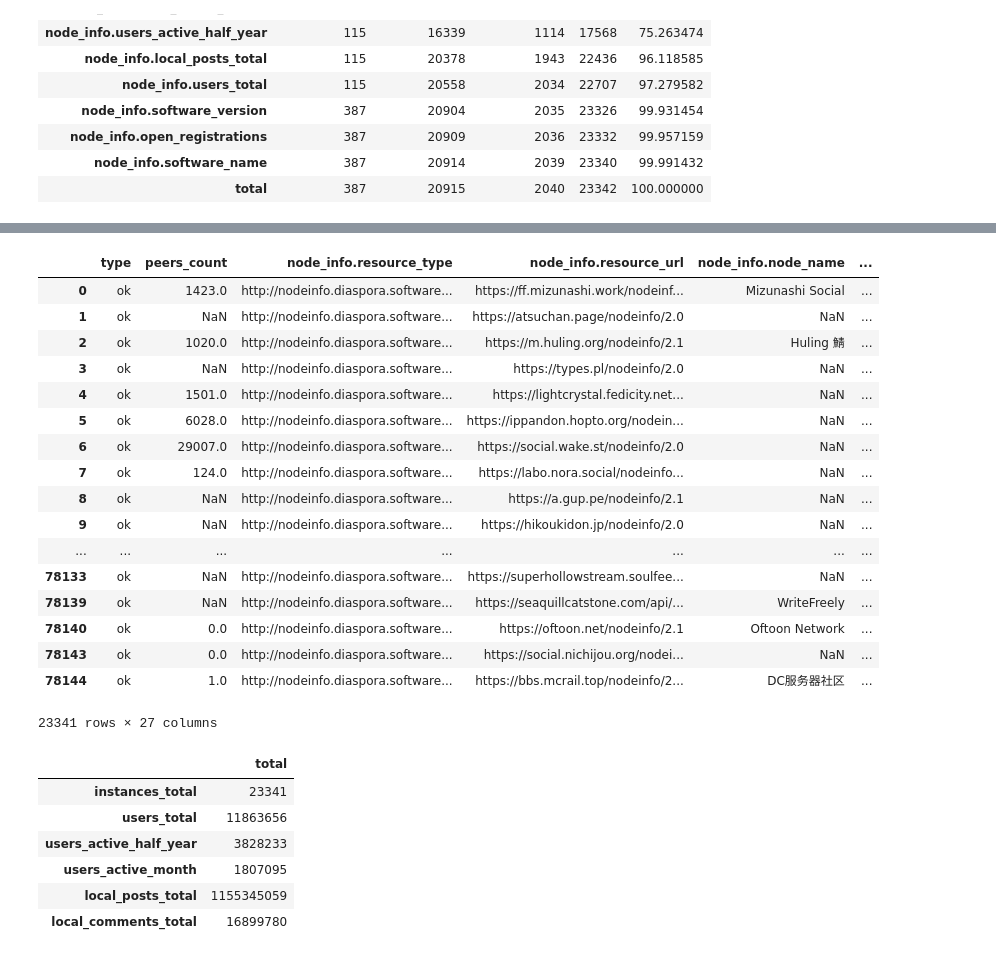
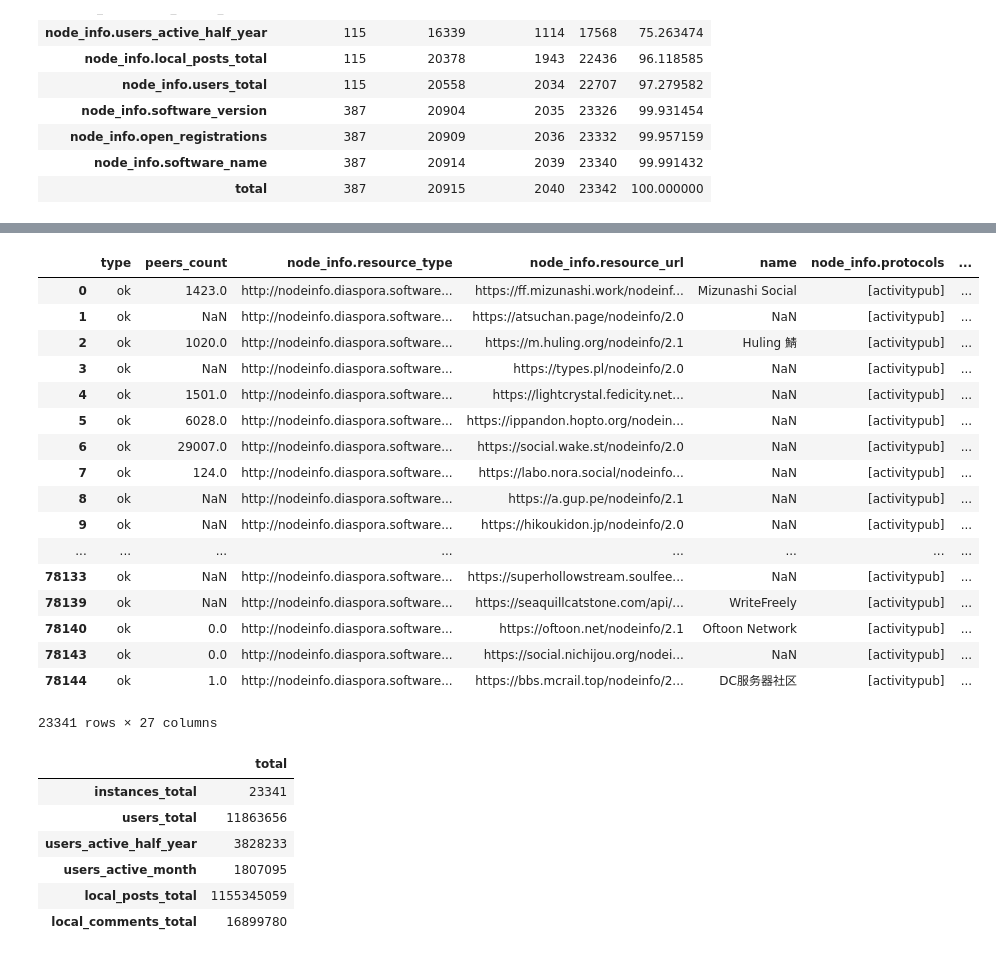
Before and after one commit to mizunashi-mana/fediverse-stats, a Jupyter notebook: notebook/fediverse-stats.ipynb, the cells around one changed output, grey strips where cells are left out. Saved outputs shown, nothing was run; the diff lists cells and outputs as text; code cells hidden in the pictures.

```diff
--- a/notebook/fediverse-stats.ipynb
+++ b/notebook/fediverse-stats.ipynb
@@ -173,12 +173,26 @@ Instances Supported Features
 | node_info.software_name | 387 | 20914 | 2039 | 23340 | 99.991432 |
 | total | 387 | 20915 | 2040 | 23342 | 100.000000 |
 # %%
-result_df[result_df['type']=='ok'][[
-    'node_info.resource_type',
+raw_ok_df = result_df[result_df['type']=='ok'].rename(columns={
+    'node_info.users_total':'users_total',
+    'node_info.users_active_month':'users_active_month',
+    'node_info.users_active_half_year':'users_active_half_year',
+    'node_info.local_posts_total':'local_posts_total',
+    'node_info.local_comments_total':'local_comments_total',
+    'node_info.open_registrations':'open_registrations',
+    'node_info.software_name':'software_name',
+    'node_info.software_version':'software_version',
+    'node_info.node_name':'name'
+})
+raw_ok_df.loc[:, 'instances_total'] = 1
+raw_ok_df[[
     'node_info.resource_url',
-    'node_info.node_name',
-    'node_info.software_name',
-    'node_info.software_version',
-    'node_info.users_total'
-]].sort_values(by='node_info.users_total',ascending=False).head(10)
+    'name',
+    'software_name',
+    'software_version',
+    'users_total',
+    'users_active_half_year',
+    'users_active_month',
+    'peers_count'
+]].sort_values(by='users_total',ascending=False).head(20).style.set_caption('Top Instances by Users')
 # %% [output]
@@ -196,37 +238,24 @@ result_df[result_df['type']=='ok'][[
 # %%
-blacklist = [
-    'https://egirls.gay/nodeinfo/2.0'
-]
-ok_df = result_df[(result_df['type']=='ok')&(~result_df['node_info.resource_url'].isin(blacklist))].rename(columns={
-    'node_info.users_total':'users_total',
-    'node_info.users_active_month':'users_active_month',
-    'node_info.users_active_half_year':'users_active_half_year',
-    'node_info.local_posts_total':'local_posts_total',
-    'node_info.local_comments_total':'local_comments_total',
-    'node_info.open_registrations':'open_registrations',
-    'node_info.software_name':'software_name',
-    'node_info.software_version':'software_version'
-})
-ok_df.loc[:, 'instances_total'] = 1
+ok_df = raw_ok_df[~raw_ok_df['node_info.resource_url'].isin(blacklist)]
 ok_df
 # %% [output]
-|  | type | peers_count | node_info.resource_type | node_info.resource_url | node_info.node_name | ... |
-| 0 | ok | 1423.0 | http://nodeinfo.diaspora.software... | https://ff.mizunashi.work/nodeinf... | Mizunashi Social | ... |
-| 1 | ok | NaN | http://nodeinfo.diaspora.software... | https://atsuchan.page/nodeinfo/2.0 | NaN | ... |
-| 2 | ok | 1020.0 | http://nodeinfo.diaspora.software... | https://m.huling.org/nodeinfo/2.1 | Huling 鯖 | ... |
-| 3 | ok | NaN | http://nodeinfo.diaspora.software... | https://types.pl/nodeinfo/2.0 | NaN | ... |
-| 4 | ok | 1501.0 | http://nodeinfo.diaspora.software... | https://lightcrystal.fedicity.net... | NaN | ... |
-| 5 | ok | 6028.0 | http://nodeinfo.diaspora.software... | https://ippandon.hopto.org/nodein... | NaN | ... |
-| 6 | ok | 29007.0 | http://nodeinfo.diaspora.software... | https://social.wake.st/nodeinfo/2.0 | NaN | ... |
-| 7 | ok | 124.0 | http://nodeinfo.diaspora.software... | https://labo.nora.social/nodeinfo... | NaN | ... |
-| 8 | ok | NaN | http://nodeinfo.diaspora.software... | https://a.gup.pe/nodeinfo/2.1 | NaN | ... |
-| 9 | ok | NaN | http://nodeinfo.diaspora.software... | https://hikoukidon.jp/nodeinfo/2.0 | NaN | ... |
-| ... | ... | ... | ... | ... | ... | ... |
-| 78133 | ok | NaN | http://nodeinfo.diaspora.software... | https://superhollowstream.soulfee... | NaN | ... |
-| 78139 | ok | NaN | http://nodeinfo.diaspora.software... | https://seaquillcatstone.com/api/... | WriteFreely | ... |
-| 78140 | ok | 0.0 | http://nodeinfo.diaspora.software... | https://oftoon.net/nodeinfo/2.1 | Oftoon Network | ... |
-| 78143 | ok | 0.0 | http://nodeinfo.diaspora.software... | https://social.nichijou.org/nodei... | NaN | ... |
-| 78144 | ok | 1.0 | http://nodeinfo.diaspora.software... | https://bbs.mcrail.top/nodeinfo/2... | DC服务器社区 | ... |
+|  | type | peers_count | node_info.resource_type | node_info.resource_url | name | node_info.protocols | ... |
+| 0 | ok | 1423.0 | http://nodeinfo.diaspora.software... | https://ff.mizunashi.work/nodeinf... | Mizunashi Social | [activitypub] | ... |
+| 1 | ok | NaN | http://nodeinfo.diaspora.software... | https://atsuchan.page/nodeinfo/2.0 | NaN | [activitypub] | ... |
+| 2 | ok | 1020.0 | http://nodeinfo.diaspora.software... | https://m.huling.org/nodeinfo/2.1 | Huling 鯖 | [activitypub] | ... |
+| 3 | ok | NaN | http://nodeinfo.diaspora.software... | https://types.pl/nodeinfo/2.0 | NaN | [activitypub] | ... |
+| 4 | ok | 1501.0 | http://nodeinfo.diaspora.software... | https://lightcrystal.fedicity.net... | NaN | [activitypub] | ... |
+| 5 | ok | 6028.0 | http://nodeinfo.diaspora.software... | https://ippandon.hopto.org/nodein... | NaN | [activitypub] | ... |
+| 6 | ok | 29007.0 | http://nodeinfo.diaspora.software... | https://social.wake.st/nodeinfo/2.0 | NaN | [activitypub] | ... |
+| 7 | ok | 124.0 | http://nodeinfo.diaspora.software... | https://labo.nora.social/nodeinfo... | NaN | [activitypub] | ... |
+| 8 | ok | NaN | http://nodeinfo.diaspora.software... | https://a.gup.pe/nodeinfo/2.1 | NaN | [activitypub] | ... |
+| 9 | ok | NaN | http://nodeinfo.diaspora.software... | https://hikoukidon.jp/nodeinfo/2.0 | NaN | [activitypub] | ... |
+| ... | ... | ... | ... | ... | ... | ... | ... |
+| 78133 | ok | NaN | http://nodeinfo.diaspora.software... | https://superhollowstream.soulfee... | NaN | [activitypub] | ... |
+| 78139 | ok | NaN | http://nodeinfo.diaspora.software... | https://seaquillcatstone.com/api/... | WriteFreely | [activitypub] | ... |
+| 78140 | ok | 0.0 | http://nodeinfo.diaspora.software... | https://oftoon.net/nodeinfo/2.1 | Oftoon Network | [activitypub] | ... |
+| 78143 | ok | 0.0 | http://nodeinfo.diaspora.software... | https://social.nichijou.org/nodei... | NaN | [activitypub] | ... |
+| 78144 | ok | 1.0 | http://nodeinfo.diaspora.software... | https://bbs.mcrail.top/nodeinfo/2... | DC服务器社区 | [activitypub] | ... |
 23341 rows × 27 columns
 # %%
 pd.DataFrame(
```
Also changed, not shown: parts of 6 cells of this notebook.
